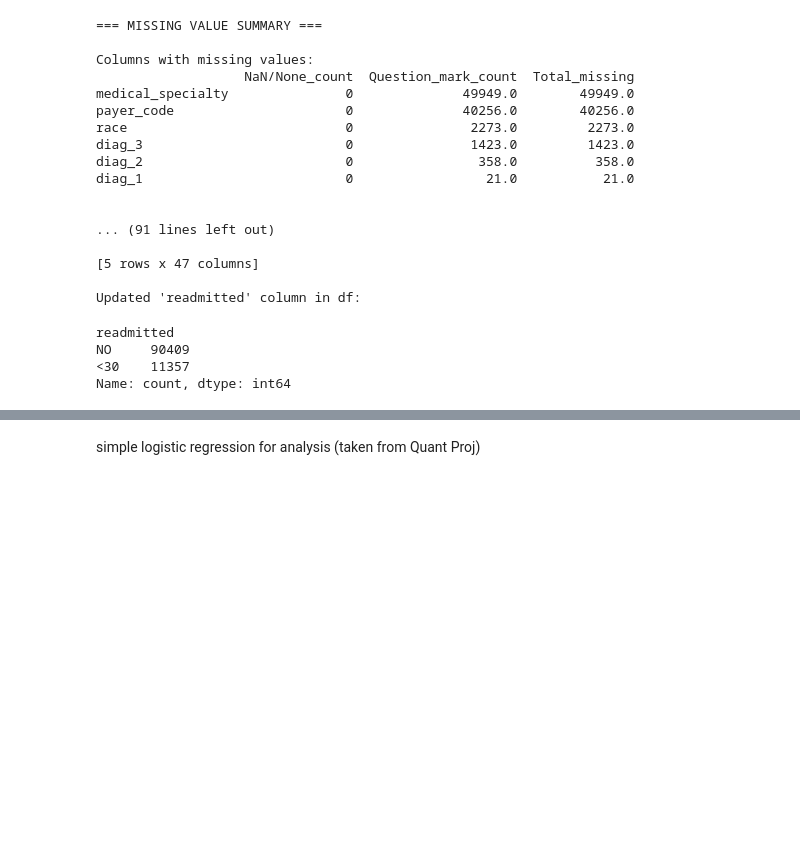
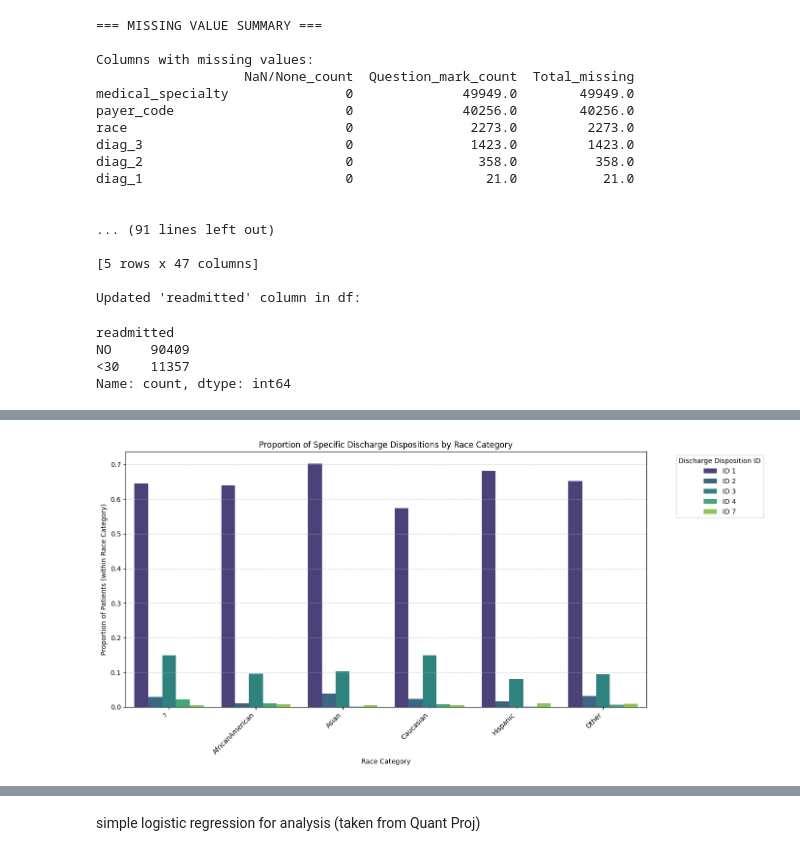
Before and after one commit to Payday4/analytics-final-project-2, a Jupyter notebook: Final_Project.ipynb, the cells around one changed output, grey strips where cells are left out. Saved outputs shown, nothing was run; the diff lists cells and outputs as text; code cells hidden in the pictures; blank space fills up the shorter version.

```diff
--- a/Final_Project.ipynb
+++ b/Final_Project.ipynb
@@ -109,0 +146,68 @@ Name: count, dtype: int64
+# %%
+import pandas as pd
+import numpy as np
+import matplotlib.pyplot as plt
+import seaborn as sns
+
+# 1. Identify Target IDs
+target_discharge_ids = [1, 2, 3, 4, 7]
+
+# 2. Check if one-hot encoding is needed
+# If 'race' column exists, create dummies. Otherwise, find existing dummy cols.
+if 'race' in df.columns:
+    race_dummies = pd.get_dummies(df['race'], prefix='race')
+    temp_df = pd.concat([df, race_dummies], axis=1)
+    race_cols = list(race_dummies.columns)
+else:
+    race_cols = [col for col in df.columns if col.startswith('race_')]
+    temp_df = df.copy()
+
+if 'discharge_disposition_id' in df.columns:
+    discharge_dummies = pd.get_dummies(df['discharge_disposition_id'], prefix='discharge_disposition_id')
+    temp_df = pd.concat([temp_df, discharge_dummies], axis=1)
+    # Select only the specific columns requested by the user
+    plot_discharge_cols = [f'discharge_disposition_id_{idx}' for idx in target_discharge_ids if f'discharge_disposition_id_{idx}' in temp_df.columns]
+else:
+    plot_discharge_cols = [col for col in temp_df.columns if any(col == f'discharge_disposition_id_{idx}' for idx in target_discharge_ids)]
+
+# 3. Validation
+if not race_cols or not plot_discharge_cols:
+    print(f"Could not find required columns. Race columns found: {race_cols}")
+    print(f"Discharge columns found: {plot_discharge_cols}")
+else:
+    # 4. Data Preparation
+    data_for_plot = []
+    for discharge_col in plot_discharge_cols:
+        for race_col in race_cols:
+            # Ensure columns are treated as numeric/boolean for calculation
+            count_intersection = temp_df[(temp_df[race_col] > 0) & (temp_df[discharge_col] > 0)].shape[0]
+            total_race = temp_df[temp_df[race_col] > 0].shape[0]
+            proportion = count_intersection / total_race if total_race > 0 else 0
+
+            data_for_plot.append({
+                'Discharge Disposition': discharge_col.replace('discharge_disposition_id_', 'ID '),
+                'Race': race_col.replace('race_', ''),
+                'Proportion': proportion
+            })
+
+    plot_data = pd.DataFrame(data_for_plot)
+
+    # 5. Plotting
+    plt.figure(figsize=(14, 7))
+    sns.barplot(
+        data=plot_data,
+        x='Race',
+        y='Proportion',
+        hue='Discharge Disposition',
+        palette='viridis'
+    )
+    plt.title('Proportion of Specific Discharge Dispositions by Race Category')
+    plt.xlabel('Race Category')
+    plt.ylabel('Proportion of Patients (within Race Category)')
+    plt.xticks(rotation=45, ha='right')
+    plt.legend(title='Discharge Disposition ID', bbox_to_anchor=(1.05, 1), loc='upper left')
+    plt.grid(axis='y', linestyle='--', alpha=0.7)
+    plt.tight_layout()
+    plt.show()
+# %% [output]
+[figure, added]
```
Also changed, not shown: parts of 47 cells of this notebook, 1 other file.
